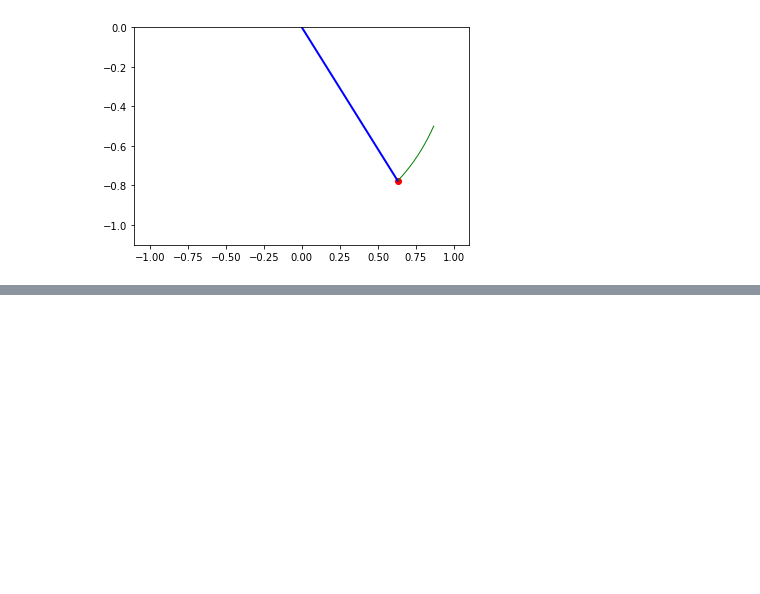
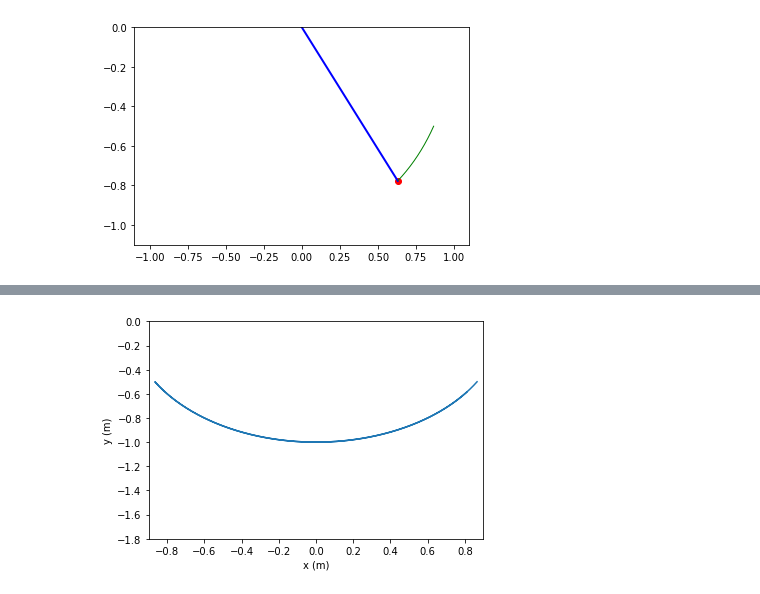
Before and after one commit to eduvaladao/aulas_python_UERJ, a Jupyter notebook: aula10_ODE.ipynb, the cells around one changed output, grey strips where cells are left out. Saved outputs shown, nothing was run; the diff lists cells and outputs as text; code cells hidden in the pictures; blank space fills up the shorter version.

```diff
--- a/aula10_ODE.ipynb
+++ b/aula10_ODE.ipynb
@@ -666,0 +708,14 @@ ani.save('anima_pendulo_simples.gif', writer='pillow', fps=60)
+# %%
+xa = []
+ya = []
+for i in range(len(t)-1):
+    xa.append(pendulum_x(a, 1, theta1a[i], 9.8))
+    ya.append(pendulum_y(a, 1, theta1a[i], 9.8))
+
+plt.plot(xa, ya)
+plt.axis([-0.9, 0.9, -1.8, 0])
+plt.xlabel("x (m)")
+plt.ylabel("y (m)")
+plt.show()
+# %% [output]
+[figure, added]
```
Also changed, not shown: parts of 8 cells of this notebook.
